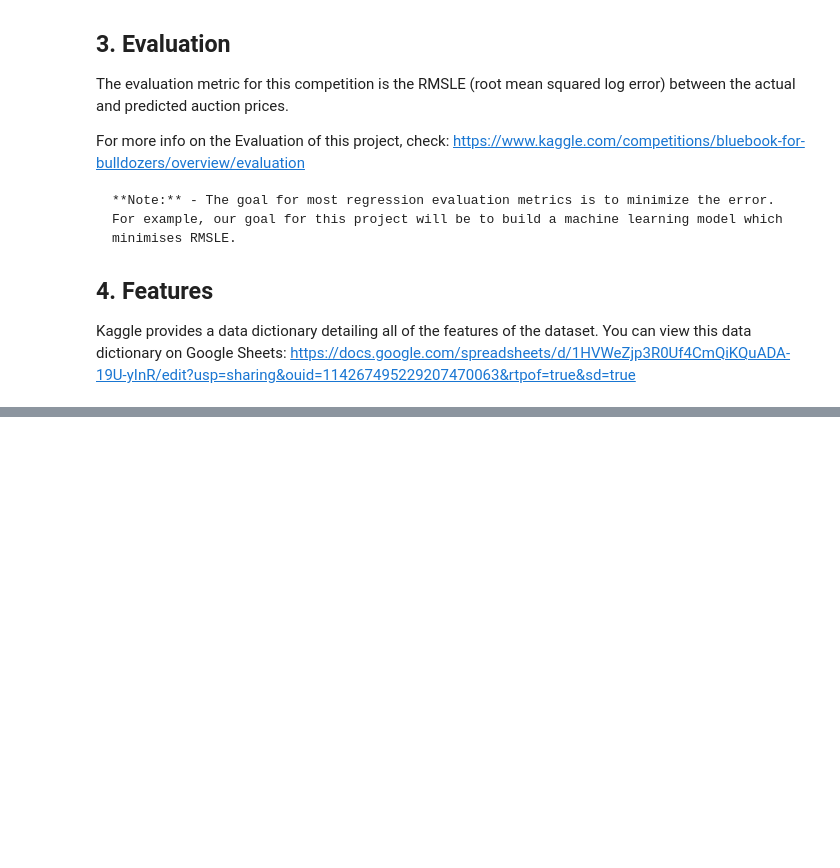
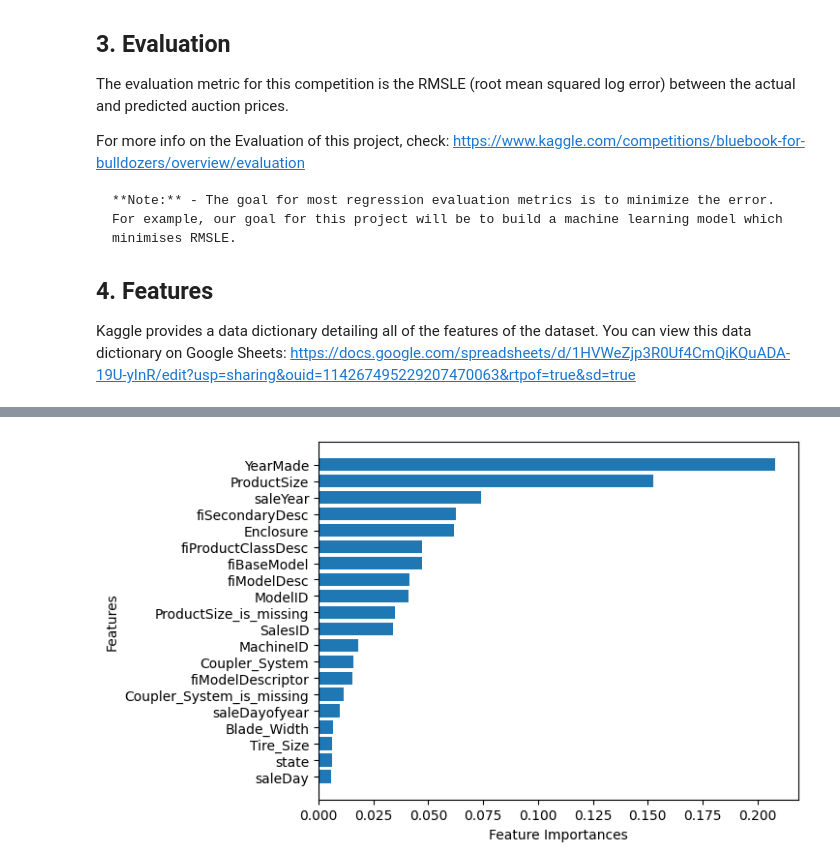
Before and after one commit to RoyMustang-Dev/Time-Series-Analysis_Regression, a Jupyter notebook: bulldozer-price-prediction.ipynb, the cells around one changed output, grey strips where cells are left out. Drawn from its saved outputs; the diff is of its cells as text; code cells hidden in the pictures; blank space fills up the shorter version.

```diff
--- a/bulldozer-price-prediction.ipynb
+++ b/bulldozer-price-prediction.ipynb
@@ -39,0 +654,7 @@ import sklearn
+# %%
+# Changing max_samples value
+
+model = RandomForestRegressor(n_jobs=-1, random_state=42, max_samples=10000)
+# %%
+%%time
+model.fit(X_train,y_train)
@@ -39,0 +733,10 @@ import sklearn
+# %%
+%%time
+
+# Most ideal Hyperparameters
+
+ideal_model = RandomForestRegressor(
+    n_estimators = 40, min_samples_leaf = 1, min_samples_split = 14, max_features = 0.5, n_jobs = -1, max_samples = None, random_state = 42)
+
+# Fit the Model
+ideal_model.fit(X_train,y_train)
@@ -39,0 +988,20 @@ import sklearn
+# %%
+# Helper Function for Plotting feature importance
+
+def plot_features(columns,importances,n=20):
+    df = (pd.DataFrame({
+        "features": columns,
+        "feature_importances": importances})
+        .sort_values("feature_importances", ascending=False)
+        .reset_index(drop=True))
+
+    # Plot the Dataframe
+    fig, ax = plt.subplots()
+    ax.barh(df["features"][:n], df["feature_importances"][:20])
+    ax.set_ylabel("Features")
+    ax.set_xlabel("Feature Importances")
+    ax.invert_yaxis()
+# %%
+plot_features(X_train.columns, ideal_model.feature_importances_)
+# %% [output]
+[figure, added]
```
Also changed, not shown: parts of 83 cells of this notebook.
